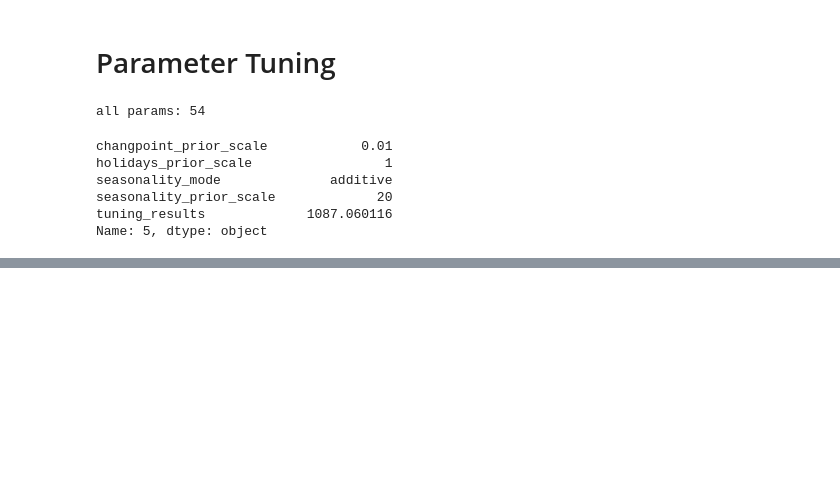
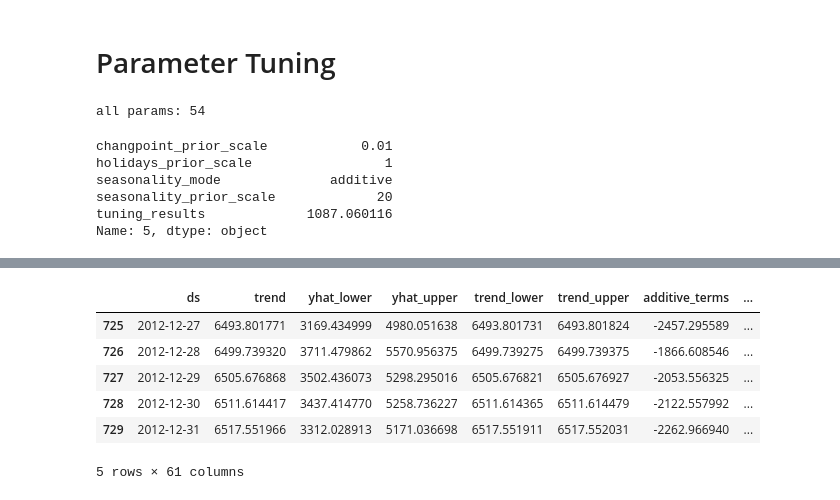
Before and after one commit to jinyongnan810/RNN-practices, a Jupyter notebook: prophet/bike_sharing_analysis.ipynb, the cells around one changed output, grey strips where cells are left out. Cells and saved outputs as stored; diff of their text form; code cells hidden in the pictures; blank space fills up the shorter version.

Commit message:
prophet part2

```diff
--- a/prophet/bike_sharing_analysis.ipynb
+++ b/prophet/bike_sharing_analysis.ipynb
@@ -362,0 +417,24 @@ best_m = train_model(best_params)
+# %%
+# train
+train = df.iloc[:-30]
+future = df.iloc[-30:]
+train = train.dropna()
+m = Prophet(
+    holidays=holidays,
+    yearly_seasonality=True,
+    weekly_seasonality=True,
+    seasonality_mode=best_params['seasonality_mode'],
+    seasonality_prior_scale=best_params['seasonality_prior_scale'],
+    holidays_prior_scale=best_params['holidays_prior_scale'],
+    changepoint_prior_scale=best_params['changpoint_prior_scale']
+)
+m.add_regressor('workingday')
+m.add_regressor('temp')
+m.add_regressor('atemp')
+m.add_regressor('hum')
+m.add_regressor('windspeed')
+m.add_regressor('weathersit_2')
+m.add_regressor('weathersit_3')
+m.add_regressor('temp_lag_1')
+m.add_regressor('atemp_lag_1')
+m.fit(train)
@@ -362,0 +445,17 @@ best_m = train_model(best_params)
+# %%
+# predict
+future_regressors = df.drop(columns = ['ds', 'y'])
+future_regressors = future_regressors.dropna()
+future_regressors.reset_index(drop = True, inplace = True)
+future = m.make_future_dataframe(periods = 30)
+future = pd.concat([future, future_regressors], axis = 1)
+forecast = m.predict(future)
+forecast.tail()
+# %% [output]
+|  | ds | trend | yhat_lower | yhat_upper | trend_lower | trend_upper | additive_terms | ... |
+| 725 | 2012-12-27 | 6493.801771 | 3169.434999 | 4980.051638 | 6493.801731 | 6493.801824 | -2457.295589 | ... |
+| 726 | 2012-12-28 | 6499.739320 | 3711.479862 | 5570.956375 | 6499.739275 | 6499.739375 | -1866.608546 | ... |
+| 727 | 2012-12-29 | 6505.676868 | 3502.436073 | 5298.295016 | 6505.676821 | 6505.676927 | -2053.556325 | ... |
+| 728 | 2012-12-30 | 6511.614417 | 3437.414770 | 5258.736227 | 6511.614365 | 6511.614479 | -2122.557992 | ... |
+| 729 | 2012-12-31 | 6517.551966 | 3312.028913 | 5171.036698 | 6517.551911 | 6517.552031 | -2262.966940 | ... |
+5 rows × 61 columns
```
Also changed, not shown: parts of 9 cells of this notebook.
